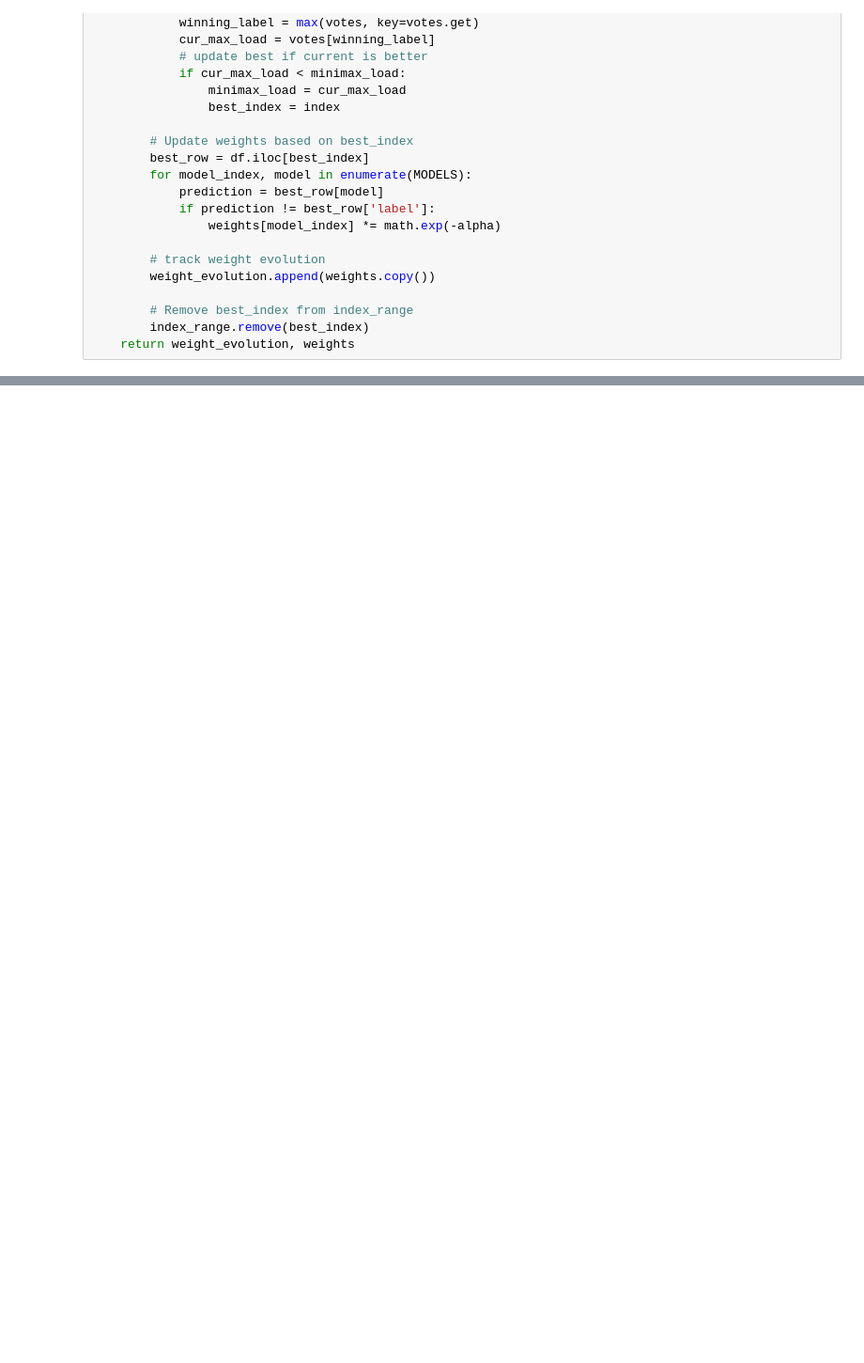
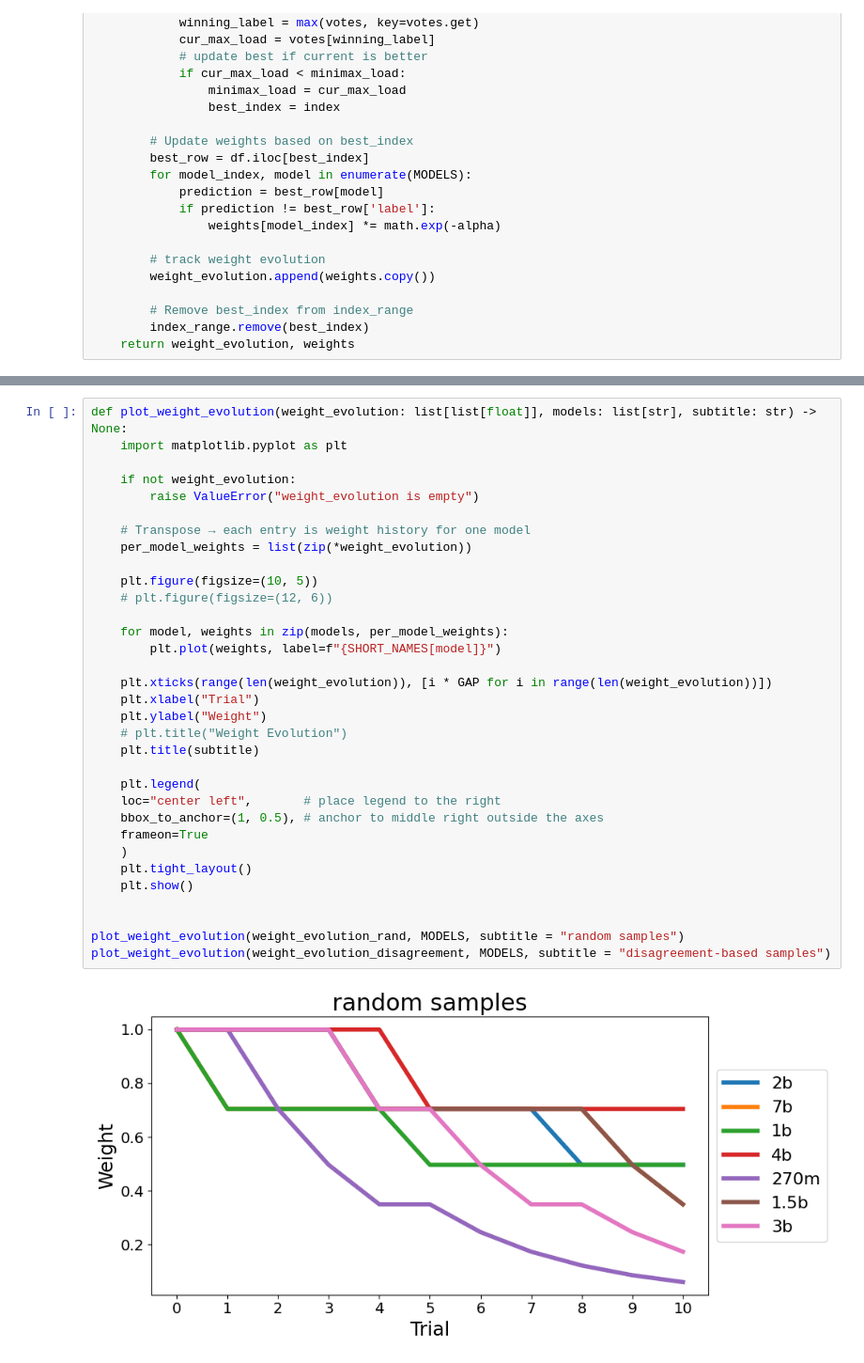
Before and after one commit to trung6/db_project_2025, a Jupyter notebook: process_fever_final.ipynb, the cells around one changed output, grey strips where cells are left out. Shown at 94% size. Drawn from its saved outputs; the diff is of its cells as text; blank space fills up the shorter version.

```diff
--- a/process_fever_final.ipynb
+++ b/process_fever_final.ipynb
@@ -255,0 +377,35 @@ weighted_voting(df, wdict_variant)
+# %%
+def plot_weight_evolution(weight_evolution: list[list[float]], models: list[str], subtitle: str) -> None:
+    import matplotlib.pyplot as plt
+
+    if not weight_evolution:
+        raise ValueError("weight_evolution is empty")
+
+    # Transpose → each entry is weight history for one model
+    per_model_weights = list(zip(*weight_evolution))
+
+    plt.figure(figsize=(10, 5))
+    # plt.figure(figsize=(12, 6))
+
+    for model, weights in zip(models, per_model_weights):
+        plt.plot(weights, label=f"{SHORT_NAMES[model]}")
+
+    plt.xticks(range(len(weight_evolution)), [i * GAP for i in range(len(weight_evolution))])
+    plt.xlabel("Trial")
+    plt.ylabel("Weight")
+    # plt.title("Weight Evolution")
+    plt.title(subtitle)
+
+    plt.legend(
+    loc="center left",       # place legend to the right
+    bbox_to_anchor=(1, 0.5), # anchor to middle right outside the axes
+    frameon=True
+    )
+    plt.tight_layout()
+    plt.show()
+
+
+plot_weight_evolution(weight_evolution_rand, MODELS, subtitle = "random samples")
+plot_weight_evolution(weight_evolution_disagreement, MODELS, subtitle = "disagreement-based samples")
+# %% [output]
+[figure, added]
```
Also changed, not shown: parts of 24 cells of this notebook.
